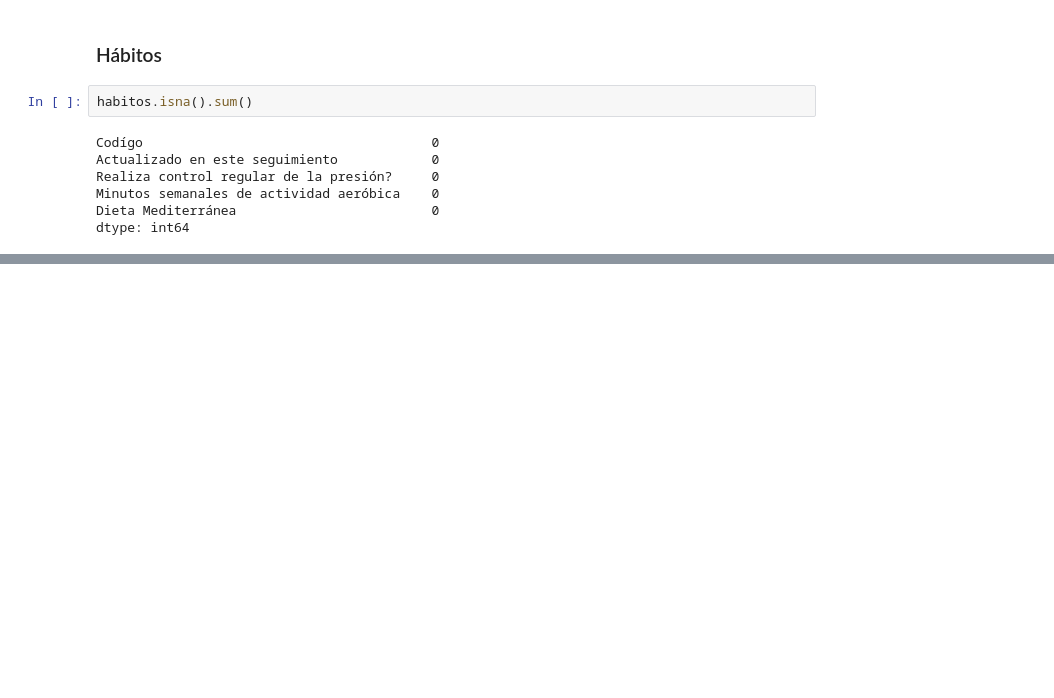
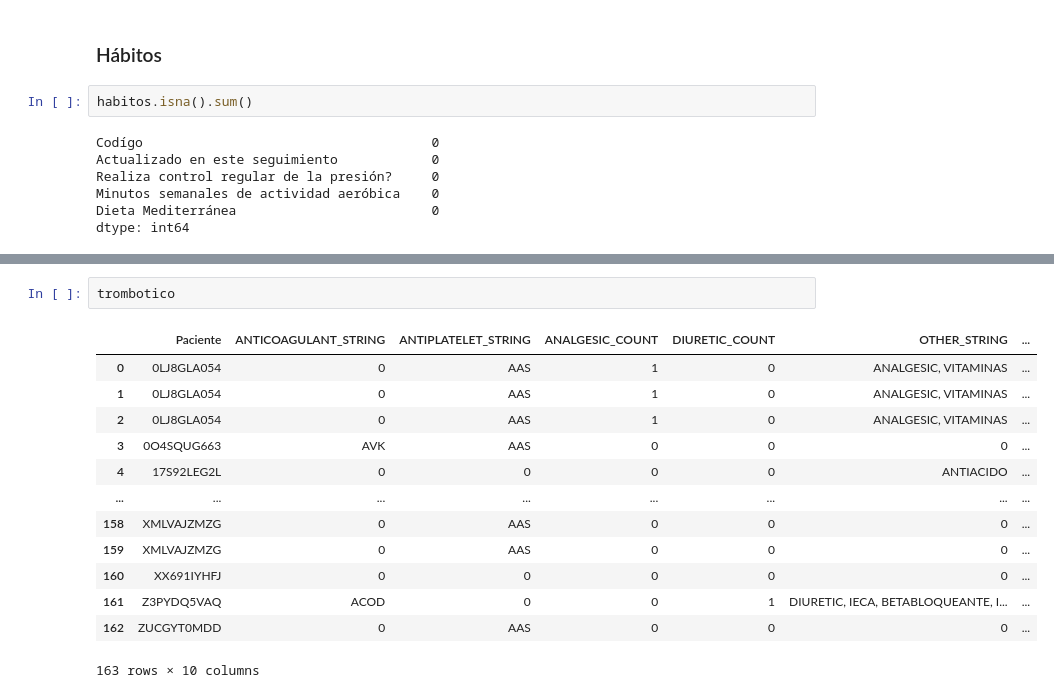
Before and after one commit to MiguelGP-13/Visualizacion-practica, a Jupyter notebook: Final/limpia_excel.ipynb, the cells around one changed output, grey strips where cells are left out. Saved outputs shown, nothing was run; the diff lists cells and outputs as text; blank space fills up the shorter version.

```diff
--- a/Final/limpia_excel.ipynb
+++ b/Final/limpia_excel.ipynb
@@ -272,0 +501,16 @@ dtype: int64
+# %%
+trombotico
+# %% [output]
+|  | Paciente | ANTICOAGULANT_STRING | ANTIPLATELET_STRING | ANALGESIC_COUNT | DIURETIC_COUNT | OTHER_STRING | ... |
+| 0 | 0LJ8GLA054 | 0 | AAS | 1 | 0 | ANALGESIC, VITAMINAS | ... |
+| 1 | 0LJ8GLA054 | 0 | AAS | 1 | 0 | ANALGESIC, VITAMINAS | ... |
+| 2 | 0LJ8GLA054 | 0 | AAS | 1 | 0 | ANALGESIC, VITAMINAS | ... |
+| 3 | 0O4SQUG663 | AVK | AAS | 0 | 0 | 0 | ... |
+| 4 | 17S92LEG2L | 0 | 0 | 0 | 0 | ANTIACIDO | ... |
+| ... | ... | ... | ... | ... | ... | ... | ... |
+| 158 | XMLVAJZMZG | 0 | AAS | 0 | 0 | 0 | ... |
+| 159 | XMLVAJZMZG | 0 | AAS | 0 | 0 | 0 | ... |
+| 160 | XX691IYHFJ | 0 | 0 | 0 | 0 | 0 | ... |
+| 161 | Z3PYDQ5VAQ | ACOD | 0 | 0 | 1 | DIURETIC, IECA, BETABLOQUEANTE, I... | ... |
+| 162 | ZUCGYT0MDD | 0 | AAS | 0 | 0 | 0 | ... |
+163 rows × 10 columns
```
Also changed, not shown: parts of 33 cells of this notebook.
